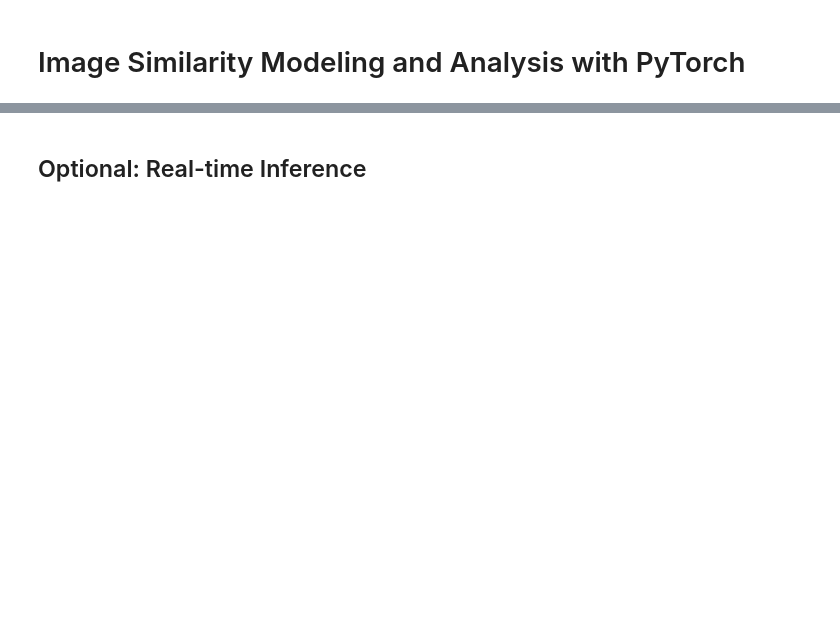
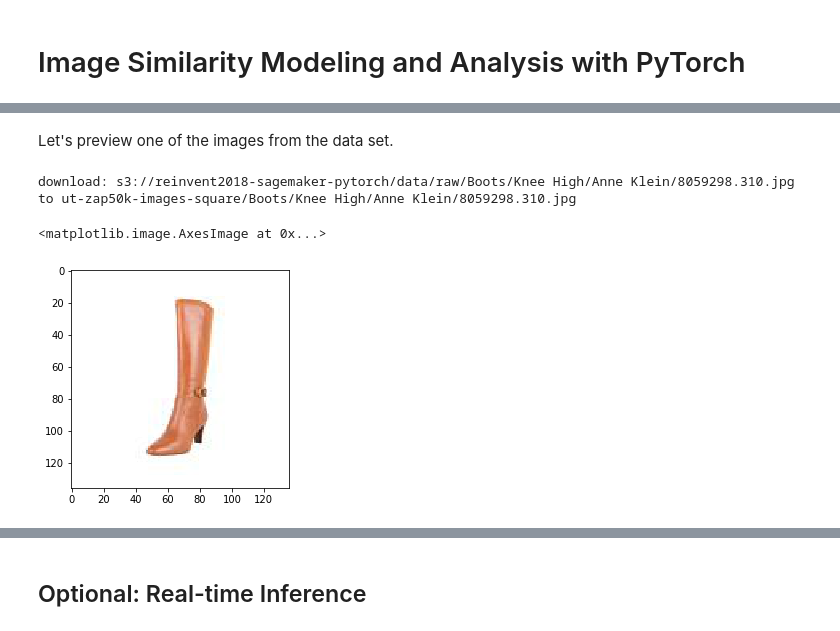
Before and after one commit to dylan-tong-aws/pytorch-image-similarity, a Jupyter notebook: notebooks/reinvent_pytorch_siamese_network.ipynb, the cells around one changed output, grey strips where cells are left out. Saved outputs shown, nothing was run; the diff lists cells and outputs as text; code cells hidden in the pictures; blank space fills up the shorter version.

```diff
--- a/notebooks/reinvent_pytorch_siamese_network.ipynb
+++ b/notebooks/reinvent_pytorch_siamese_network.ipynb
@@ -79,0 +68,18 @@ estimator.fit({'train':'s3://'+bucket+prefix})
+# %% [markdown]
+Let's preview one of the images from the data set.
+# %%
+%%bash -s "$DOWNLOAD_S3URI" "$WORKING_DIR"
+
+mkdir -p $2/ut-zap50k-images-square/Boots/Knee\ High/Anne\ Klein/
+aws s3 cp $1/data/raw/Boots/Knee\ High/Anne\ Klein/8059298.310.jpg $2/ut-zap50k-images-square/Boots/Knee\ High/Anne\ Klein/
+# %% [output]
+download: s3://reinvent2018-sagemaker-pytorch/data/raw/Boots/Knee High/Anne Klein/8059298.310.jpg to ut-zap50k-images-square/Boots/Knee High/Anne Klein/8059298.310.jpg
+# %%
+import matplotlib.pyplot as plt
+from PIL import Image
+
+img = Image.open(WORKING_DIR+"/ut-zap50k-images-square/Boots/Knee High/Anne Klein/8059298.310.jpg")
+plt.imshow(img)
+# %% [output]
+<matplotlib.image.AxesImage at 0x...>
+[figure, added]
```
Also changed, not shown: parts of 76 cells of this notebook.
